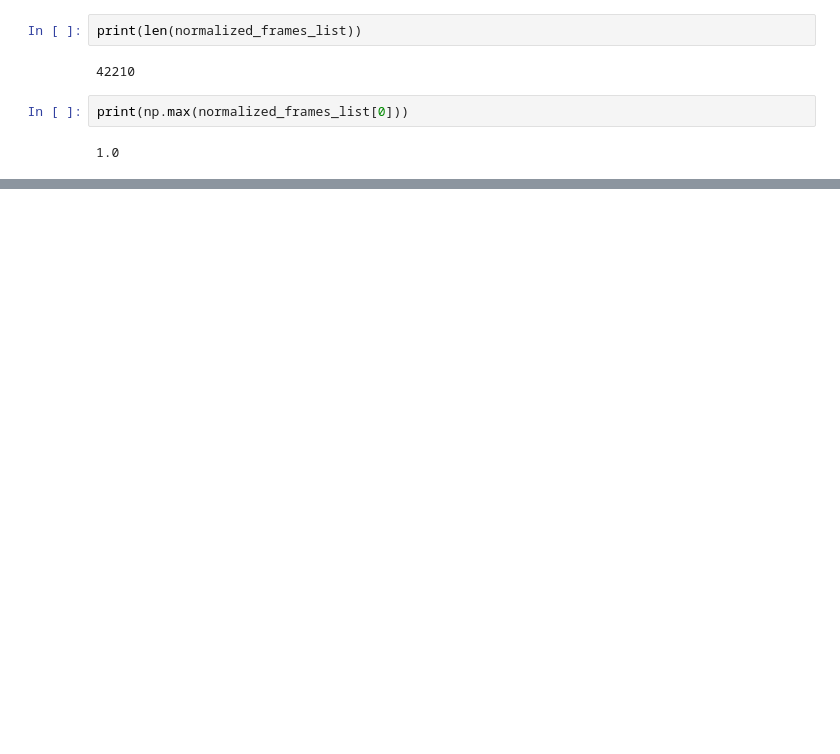
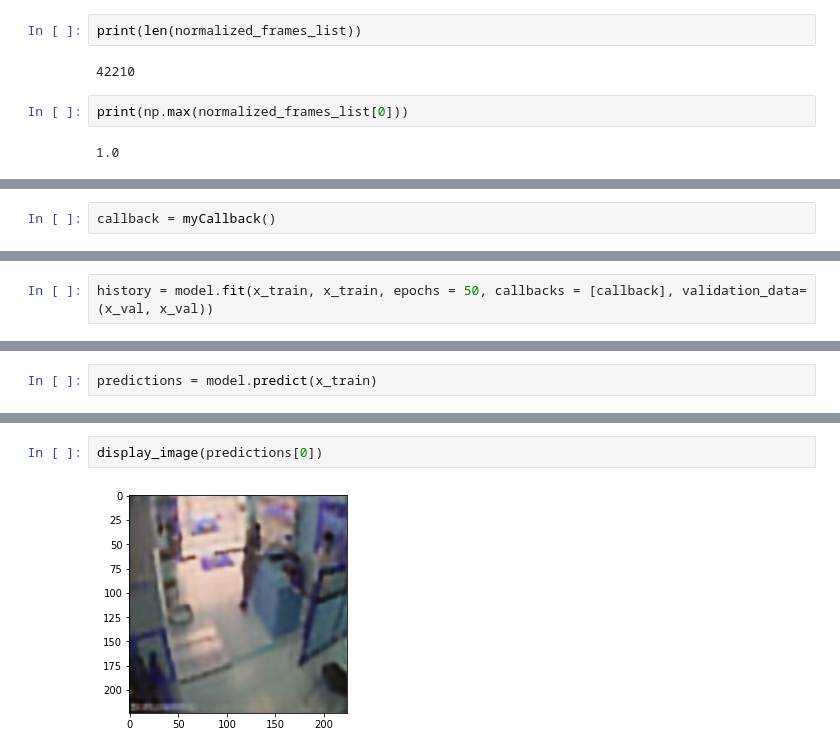
Before and after one commit to bipinthecoder/anomaly-driven-video-summarization, a Jupyter notebook: Video Extraction.ipynb, the cells around one changed output, grey strips where cells are left out. Cells and saved outputs as stored; diff of their text form; blank space fills up the shorter version.

```diff
--- a/Video Extraction.ipynb
+++ b/Video Extraction.ipynb
@@ -451,0 +583,2 @@ print(np.max(normalized_frames_list[0]))
+# %%
+callback = myCallback()
@@ -451,0 +589,2 @@ print(np.max(normalized_frames_list[0]))
+# %%
+history = model.fit(x_train, x_train, epochs = 50, callbacks = [callback], validation_data=(x_val, x_val))
@@ -451,0 +620,2 @@ print(np.max(normalized_frames_list[0]))
+# %%
+predictions = model.predict(x_train)
@@ -451,0 +624,4 @@ print(np.max(normalized_frames_list[0]))
+# %%
+display_image(predictions[0])
+# %% [output]
+[figure, added]
```
Also changed, not shown: parts of 41 cells of this notebook.
